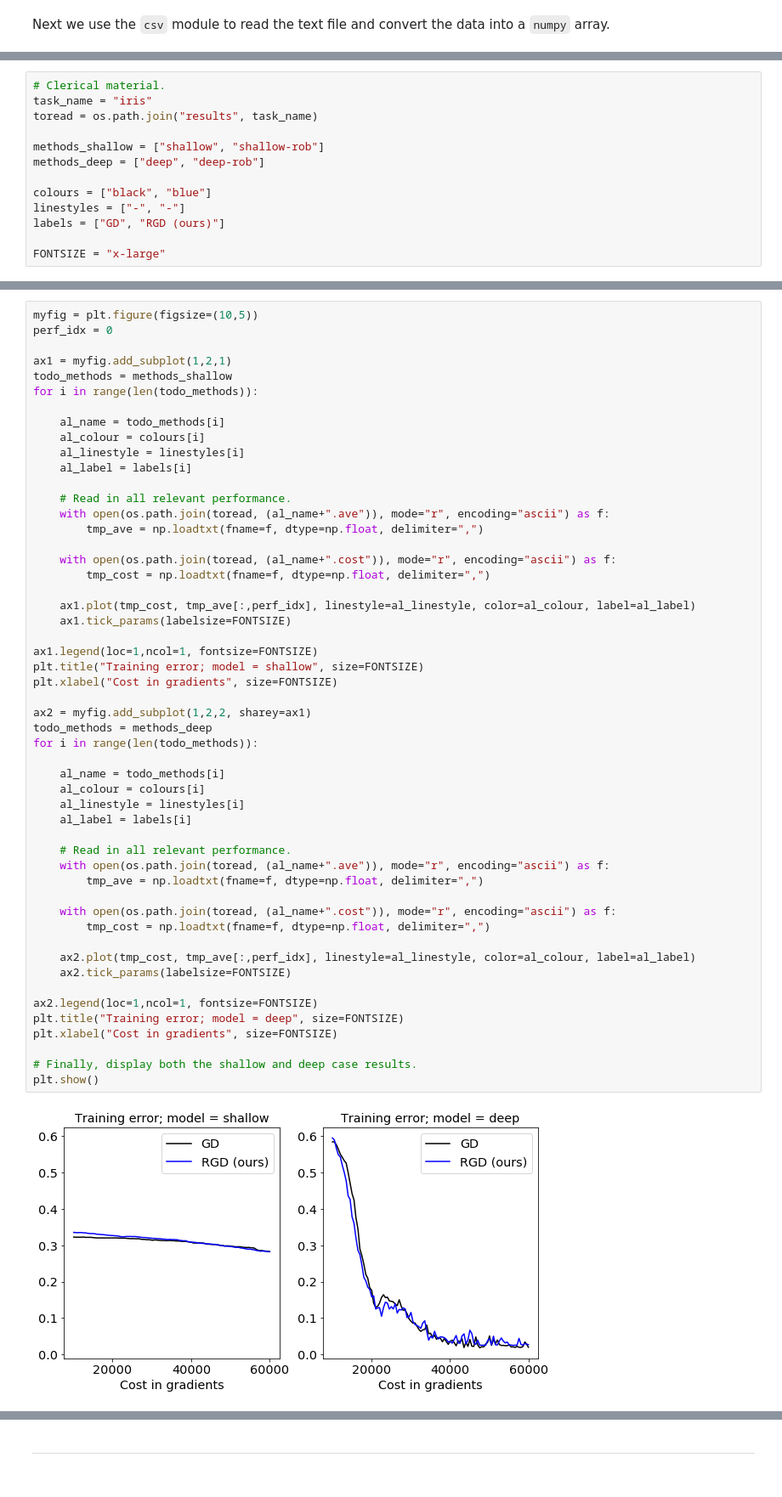
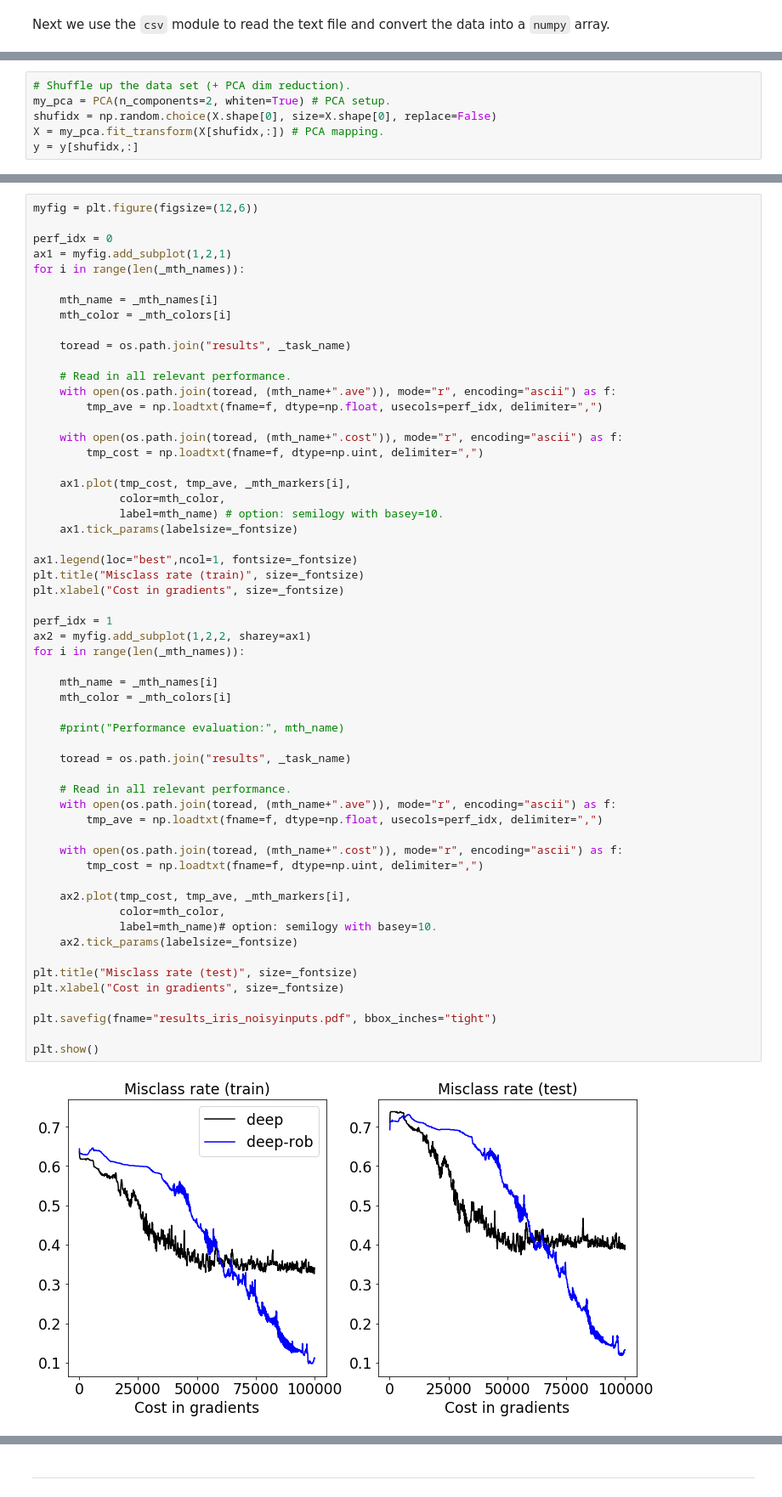
Before and after one commit to feedbackward/chainrob, a Jupyter notebook: demo.ipynb, the cells around one changed output, grey strips where cells are left out. Shown: that part at 85% size. Cells and saved outputs as stored; diff of their text form.

```diff
--- a/demo.ipynb
+++ b/demo.ipynb
@@ -87 +158,7 @@ Finally, as a simple bit of pre-processing, we normalize the inputs in a per-fea
+# %%
+# Shuffle up the data set (+ PCA dim reduction).
+my_pca = PCA(n_components=2, whiten=True) # PCA setup.
+shufidx = np.random.choice(X.shape[0], size=X.shape[0], replace=False)
+X = my_pca.fit_transform(X[shufidx,:]) # PCA mapping.
+y = y[shufidx,:]
 # %%
@@ -332,13 +344,0 @@ import matplotlib.pyplot as plt
-# %%
-# Clerical material.
-task_name = "iris"
-toread = os.path.join("results", task_name)
-
-methods_shallow = ["shallow", "shallow-rob"]
-methods_deep = ["deep", "deep-rob"]
-
-colours = ["black", "blue"]
-linestyles = ["-", "-"]
-labels = ["GD", "RGD (ours)"]
-
-FONTSIZE = "x-large"
@@ -347,54 +345,59 @@ FONTSIZE = "x-large"
 # %%
-myfig = plt.figure(figsize=(10,5))
+myfig = plt.figure(figsize=(12,6))
+
 perf_idx = 0
+ax1 = myfig.add_subplot(1,2,1)
+for i in range(len(_mth_names)):
 
-ax1 = myfig.add_subplot(1,2,1)
-todo_methods = methods_shallow
-for i in range(len(todo_methods)):
+    mth_name = _mth_names[i]
+    mth_color = _mth_colors[i]
 
-    al_name = todo_methods[i]
-    al_colour = colours[i]
-    al_linestyle = linestyles[i]
-    al_label = labels[i]
+    toread = os.path.join("results", _task_name)
 
     # Read in all relevant performance.
-    with open(os.path.join(toread, (al_name+".ave")), mode="r", encoding="ascii") as f:
-        tmp_ave = np.loadtxt(fname=f, dtype=np.float, delimiter=",")
+    with open(os.path.join(toread, (mth_name+".ave")), mode="r", encoding="ascii") as f:
+        tmp_ave = np.loadtxt(fname=f, dtype=np.float, usecols=perf_idx, delimiter=",")
 
-    with open(os.path.join(toread, (al_name+".cost")), mode="r", encoding="ascii") as f:
-        tmp_cost = np.loadtxt(fname=f, dtype=np.float, delimiter=",")
+    with open(os.path.join(toread, (mth_name+".cost")), mode="r", encoding="ascii") as f:
+        tmp_cost = np.loadtxt(fname=f, dtype=np.uint, delimiter=",")
 
-    ax1.plot(tmp_cost, tmp_ave[:,perf_idx], linestyle=al_linestyle, color=al_colour, label=al_label)
-    ax1.tick_params(labelsize=FONTSIZE)
+    ax1.plot(tmp_cost, tmp_ave, _mth_markers[i],
+             color=mth_color,
+             label=mth_name) # option: semilogy with basey=10.
+    ax1.tick_params(labelsize=_fontsize)
 
-ax1.legend(loc=1,ncol=1, fontsize=FONTSIZE)
-plt.title("Training error; model = shallow", size=FONTSIZE)
-plt.xlabel("Cost in gradients", size=FONTSIZE)
+ax1.legend(loc="best",ncol=1, fontsize=_fontsize)
+plt.title("Misclass rate (train)", size=_fontsize)
+plt.xlabel("Cost in gradients", size=_fontsize)
 
+perf_idx = 1
 ax2 = myfig.add_subplot(1,2,2, sharey=ax1)
-todo_methods = methods_deep
-for i in range(len(todo_methods)):
+for i in range(len(_mth_names)):
 
-    al_name = todo_methods[i]
-    al_colour = colours[i]
-    al_linestyle = linestyles[i]
-    al_label = labels[i]
+    mth_name = _mth_names[i]
+    mth_color = _mth_colors[i]
+
+    #print("Performance evaluation:", mth_name)
+
+    toread = os.path.join("results", _task_name)
 
     # Read in all relevant performance.
-    with open(os.path.join(toread, (al_name+".ave")), mode="r", encoding="ascii") as f:
-        tmp_ave = np.loadtxt(fname=f, dtype=np.float, delimiter=",")
+    with open(os.path.join(toread, (mth_name+".ave")), mode="r", encoding="ascii") as f:
+        tmp_ave = np.loadtxt(fname=f, dtype=np.float, usecols=perf_idx, delimiter=",")
 
-    with open(os.path.join(toread, (al_name+".cost")), mode="r", encoding="ascii") as f:
-        tmp_cost = np.loadtxt(fname=f, dtype=np.float, delimiter=",")
+    with open(os.path.join(toread, (mth_name+".cost")), mode="r", encoding="ascii") as f:
+        tmp_cost = np.loadtxt(fname=f, dtype=np.uint, delimiter=",")
 
-    ax2.plot(tmp_cost, tmp_ave[:,perf_idx], linestyle=al_linestyle, color=al_colour, label=al_label)
-    ax2.tick_params(labelsize=FONTSIZE)
+    ax2.plot(tmp_cost, tmp_ave, _mth_markers[i],
+             color=mth_color,
+             label=mth_name)# option: semilogy with basey=10.
+    ax2.tick_params(labelsize=_fontsize)
 
-ax2.legend(loc=1,ncol=1, fontsize=FONTSIZE)
-plt.title("Training error; model = deep", size=FONTSIZE)
-plt.xlabel("Cost in gradients", size=FONTSIZE)
+plt.title("Misclass rate (test)", size=_fontsize)
+plt.xlabel("Cost in gradients", size=_fontsize)
 
-# Finally, display both the shallow and deep case results.
+plt.savefig(fname="results_iris_noisyinputs.pdf", bbox_inches="tight")
+
 plt.show()
 # %% [output]
-[figure, old version]
+[figure, new version]
```
Also changed, not shown: parts of 45 cells of this notebook, 7 other files.
